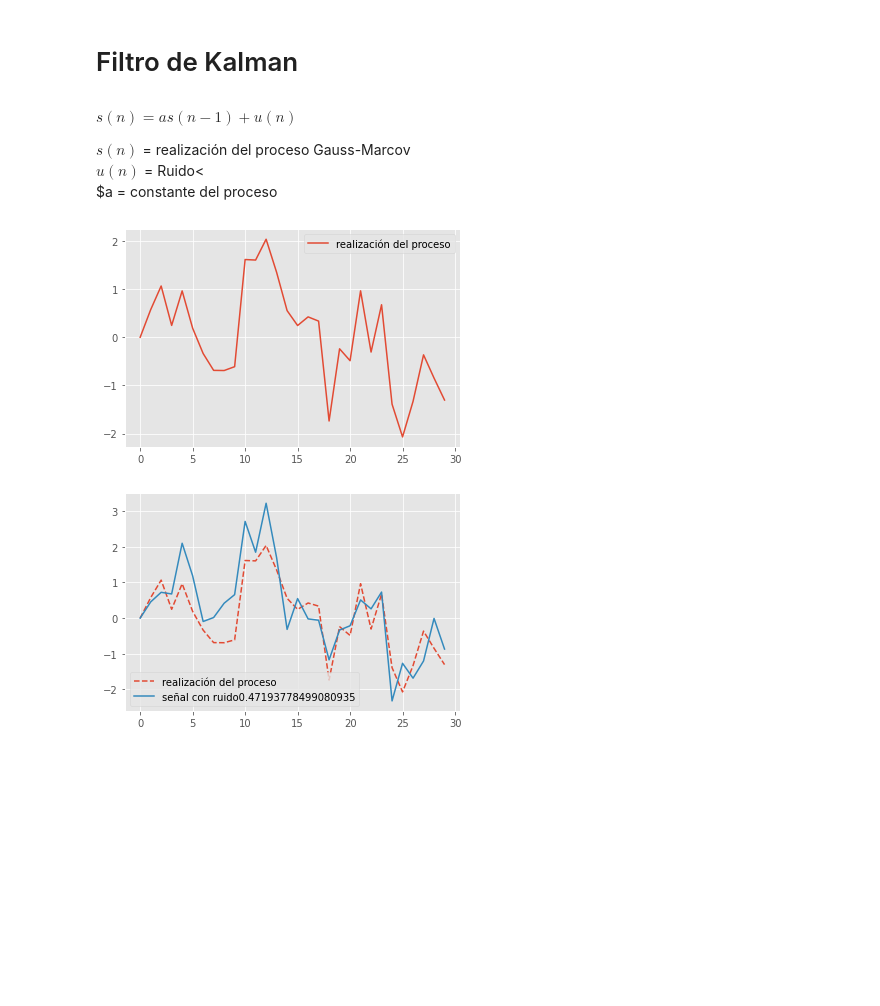
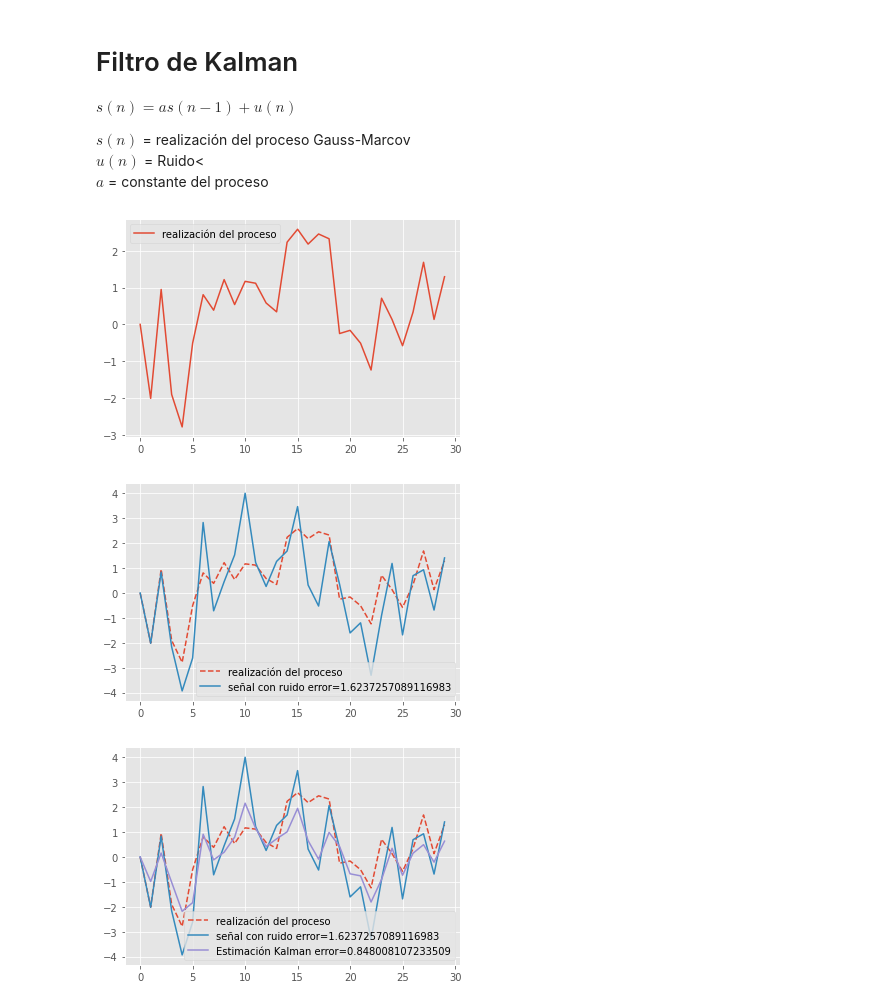
Before and after one commit to JorgeACM/kalman-filter, a Jupyter notebook: Kalman_filter.ipynb, the cells around one changed output. Drawn from its saved outputs; the diff is of its cells as text; code cells hidden in the pictures; blank space fills up the shorter version.

```diff
--- a/Kalman_filter.ipynb
+++ b/Kalman_filter.ipynb
@@ -2,12 +2,13 @@
 <a href="https://colab.research.google.com/github/JorgeACM/kalman-filter/blob/codelab/Kalman_filter.ipynb" target="_parent"><img src="https://colab.research.google.com/assets/colab-badge.svg" alt="Open In Colab"/></a>
 # %% [markdown]
 # Filtro de Kalman
-#
+
+
 $s(n)=as(n-1)+u(n)$
 
 $s(n)$ = realización del proceso Gauss-Marcov <br>
 $u(n)$ = Ruido< <br>
-$a = constante del proceso <br>
+$a$ = constante del proceso <br>
 # %%
 import numpy as np
 import matplotlib.pyplot as plt
@@ -16,37 +17,62 @@ plt.style.use('ggplot')
 # generar una realización del proceso aleatorio
 # un modelo Gauss-Marcov
 N = 30  # tamaño de la señal
 a = 0.5  # valor de la cte del proceso
 sigma_u = 1  # varianza del proceso
 
 s = np.zeros(N)  # Inicializar la señal
 
 # construir la señal
 for n in np.arange(1, N):
   s[n] = a*s[n-1]+np.random.randn(1)*sigma_u
 
 plt.plot(s, label='realización del proceso')
 plt.legend()
 plt.show()
 
 # generar la señal con ruido a partir de la realización
-sigma_n = 0.7
+sigma_n = 1.2
 sr = np.zeros(N)
 # agregar ruido
 for n in np.arange(1, N):
-  sr[n] = s[n]+np.random.randn(1)*sigma_n
+  sr[n] = s[n]++np.random.randn(1)*sigma_n
 
 #calcular el MSE min square error, entre la señal con ruido y la original
-error = ((sr-s)**2).mean()
+errorR = ((sr-s)**2).mean()
 plt.plot(s, '--', label='realización del proceso')
-plt.plot(sr, label='señal con ruido '+str(error))
+plt.plot(sr, label='señal con ruido error='+str(errorR))
 plt.legend()
 plt.show()
 
 #construir el filtro de Kalman
 s_pred=0
 M=0
-s_hat
+s_hat=np.zeros(N)
+
+for n in np.arange(N):
+  #predicción
+  s_pred=a*s_pred
+  error=sr[n]-s_pred
+  #calcular Predicción de mínimo MSE
+  M=a**2*M+sigma_u
+  #Calcular ganancia de Kalman
+  K=M/(sigma_n+M)
+  #Calcular estimador en base a la corrección
+  #de la predicción
+  s_pred=s_pred+K*error
+  s_hat[n]=s_pred
+  #actualizar mínimo MSE
+  M=(1-K)*M
+
+#Calcular el MSE de la estimación
+errorK=((s_hat-s)**2).mean()
+
+plt.plot(s, '--', label='realización del proceso')
+plt.plot(sr, label='señal con ruido error='+str(errorR))
+plt.plot(s_hat, label='Estimación Kalman error='+str(errorK))
+plt.legend()
+plt.show()
 # %% [output]
-[figure, old version]
+[figure, new version]
-[figure, old version]
+[figure, new version]
+[figure, added]
```
